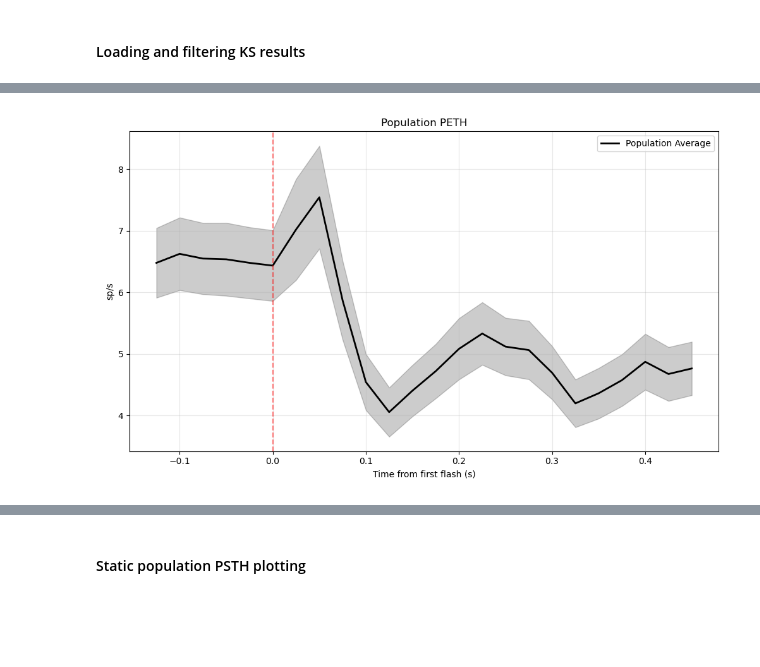
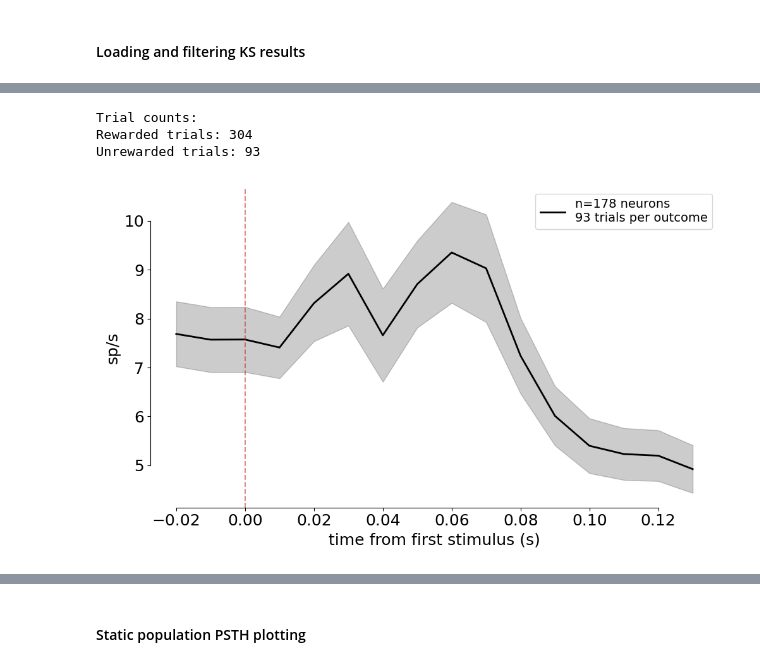
Before and after one commit to rojasgabriel/ephys, a Jupyter notebook: ephys_analysis_prototyping.ipynb, the cells around one changed output, grey strips where cells are left out. Saved outputs shown, nothing was run; the diff lists cells and outputs as text; code cells hidden in the pictures; blank space fills up the shorter version.

Commit message:
Improve figure formatting and add code for balancing trials by outcome and presence of stationary and movement stims

```diff
--- a/ephys_analysis_prototyping.ipynb
+++ b/ephys_analysis_prototyping.ipynb
@@ -130,24 +150,70 @@ pop_peth, timebin_edges, event_index = spks.event_aligned.population_peth(all_sp
 # %%
+# First, get all valid trials (excluding outcome -1)
+valid_trials = trial_ts[trial_ts.trial_outcome.isin([0,1])]
+
+# Print diagnostic information
+print("Trial counts:")
+print(f"Rewarded trials: {len(valid_trials[valid_trials.trial_outcome == 1])}")
+print(f"Unrewarded trials: {len(valid_trials[valid_trials.trial_outcome == 0])}")
+
+# Find minimum number of trials between rewarded and unrewarded
+min_trials = min(
+    len(valid_trials[valid_trials.trial_outcome == 1]),
+    len(valid_trials[valid_trials.trial_outcome == 0])
+)
+
+# Randomly sample equal numbers of rewarded and unrewarded trials
+rewarded_trials = valid_trials[valid_trials.trial_outcome == 1].sample(n=min_trials, random_state=42)
+unrewarded_trials = valid_trials[valid_trials.trial_outcome == 0].sample(n=min_trials, random_state=42)
+
+# Combine and get first stim times for balanced trials
+balanced_trials = pd.concat([rewarded_trials, unrewarded_trials])
+balanced_first_stim_ts = np.array(balanced_trials.first_stim_ts).flatten()
+
+pop_peth, timebin_edges, event_index = spks.event_aligned.population_peth(
+    all_spike_times=spike_times_per_unit,
+    alignment_times=balanced_first_stim_ts,
+    pre_seconds=0.025,
+    post_seconds=0.15,
+    binwidth_ms=10,
+    pad=0,
+    kernel=None,
+)
+
 # Plot population PETH
 fig, ax = plt.subplots(figsize=(10, 6))
 
 # Raw PSTH plot
-mean_peth = np.mean(pop_peth, axis=1) # Average across trials for each neuron
-sem_peth = np.std(pop_peth, axis=1) / np.sqrt(pop_peth.shape[1]) # Calculate SEM
+mean_peth = np.mean(pop_peth, axis=1)  # Average across trials for each neuron
+sem_peth = np.std(pop_peth, axis=1) / np.sqrt(pop_peth.shape[1])  # Calculate SEM
 
 pop_mean = np.mean(mean_peth, axis=0)
 pop_sem = np.std(mean_peth, axis=0) / np.sqrt(mean_peth.shape[0])
-ax.plot(timebin_edges[:-1], pop_mean, color='black', linewidth=2, label='Population Average')
-ax.fill_between(timebin_edges[:-1], pop_mean-pop_sem, pop_mean+pop_sem, color='black', alpha=0.2)
+ax.plot(
+    timebin_edges[:-1],
+    pop_mean,
+    color="black",
+    linewidth=2,
+    label="Population Average",
+)
+ax.fill_between(
+    timebin_edges[:-1],
+    pop_mean - pop_sem,
+    pop_mean + pop_sem,
+    color="black",
+    alpha=0.2,
+)
 
-ax.axvline(x=0, color='r', linestyle='--', alpha=0.5)
-ax.set_xlabel('Time from first flash (s)')
-ax.set_ylabel('sp/s')
-ax.set_title('Population PETH')
-ax.legend()
-ax.grid(True, alpha=0.3)
-
+ax.axvline(x=0, color="r", linestyle="--", alpha=0.5)
+ax.set_xlabel("time from first stimulus (s)", fontsize=18)
+ax.set_ylabel("sp/s", fontsize=18)
+ax.legend([f"n={len(spike_times_per_unit)} neurons\n{min_trials} trials per outcome"], fontsize=14)
+ax.tick_params(axis="both", which="major", labelsize=18)
+separate_axes(ax)
 plt.tight_layout()
 # %% [output]
+Trial counts:
+Rewarded trials: 304
+Unrewarded trials: 93
-[figure, old version]
+[figure, new version]
 # %%
```
Also changed, not shown: parts of 13 cells of this notebook.
